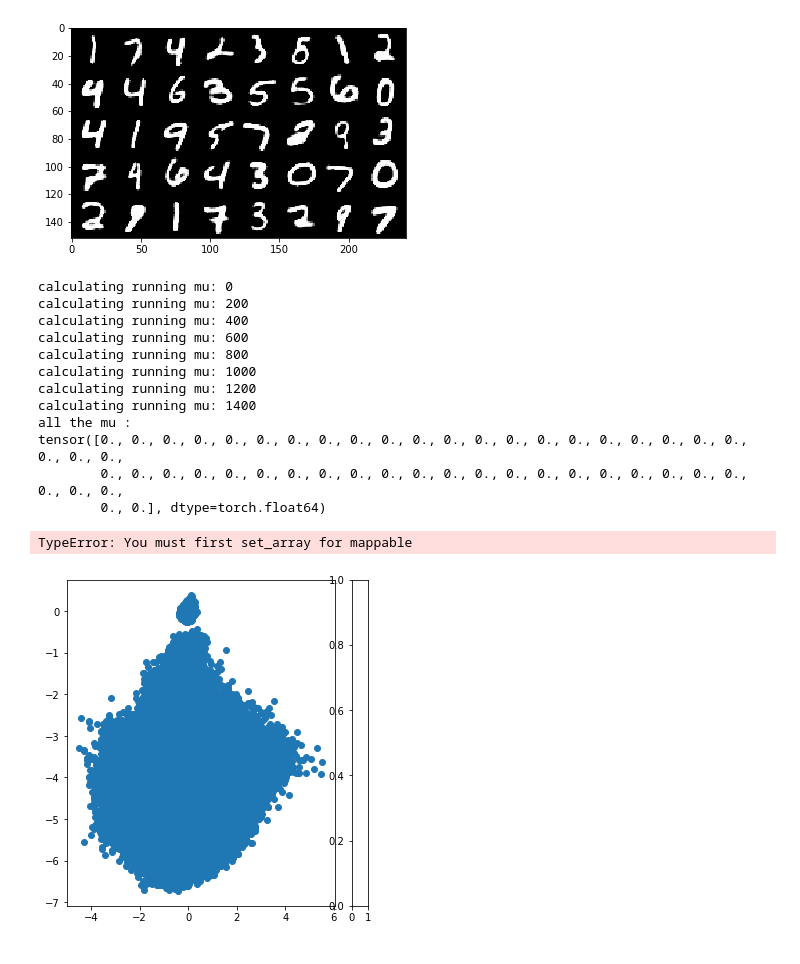
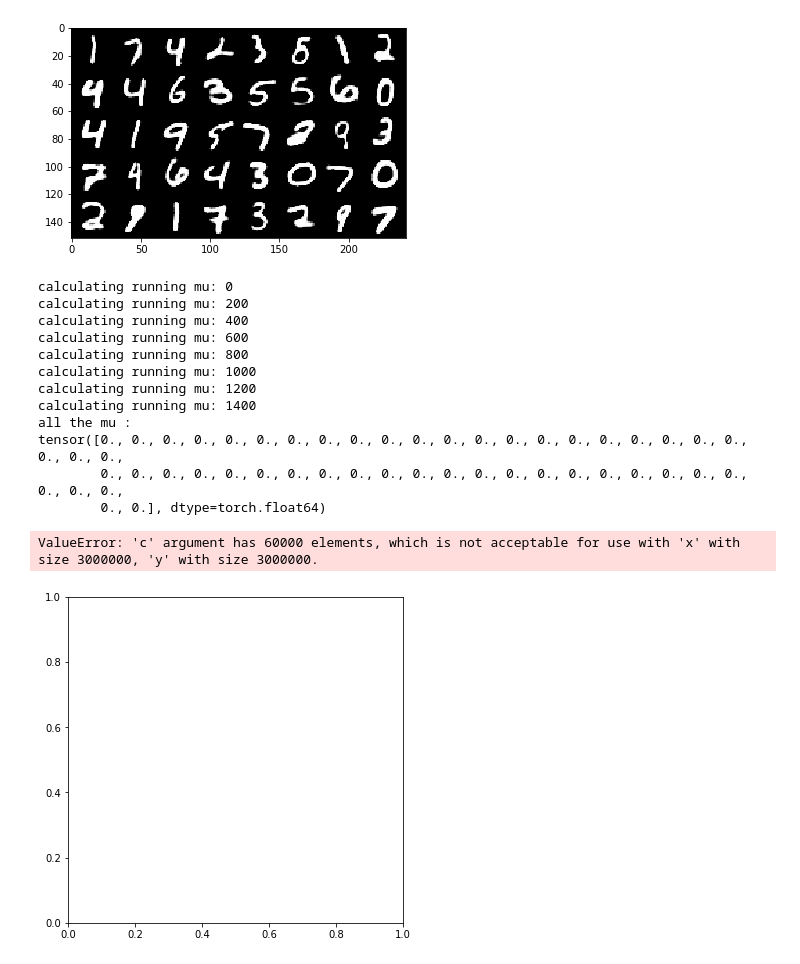
Before and after one commit to sesquipedalian-dev/mnistVaeExperiment, a Jupyter notebook: pytorch_mnist_ae.ipynb, the cells around one changed output. Cells and saved outputs as stored; diff of their text form; code cells hidden in the pictures.

Commit message:
experimentin with plot but it stinks

```diff
--- a/pytorch_mnist_ae.ipynb
+++ b/pytorch_mnist_ae.ipynb
@@ -363,16 +363,19 @@ def sum_2d(x):
         sum[i] = x[:, i].sum()
     return sum
 
+color_map = {label: [25 * label, 25 * label, 25 * label] for label in list(range(10))}
+
 running_mus = torch.from_numpy(np.zeros((40, 50)))
 all_mus = torch.from_numpy(np.zeros((0, 40, 50))).type(torch.FloatTensor)
 all_logvars = torch.from_numpy(np.zeros((0, 40, 50))).type(torch.FloatTensor)
-all_labels = torch.from_numpy(np.zeros((0, 40))).type(torch.LongTensor)
+all_labels = torch.from_numpy(np.zeros((0, 40, 3))).type(torch.LongTensor)
 
 for i, data in enumerate(trainloader, 0):
     torch.cuda.empty_cache()
 
     # get the inputs; data is a list of [inputs, labels]
     inputs, labels = data
+    labels = torch.LongTensor([color_map[l.item()] for l in labels])
     inputs = inputs.to(device)
     batch_size = inputs.shape[0]
 
@@ -383,34 +386,34 @@ for i, data in enumerate(trainloader, 0):
     logvar = logvar.cpu().detach()
 
     all_mus = torch.cat((all_mus, mu.reshape((1, batch_size, 50))), 0)
     all_logvars = torch.cat((all_logvars, logvar.reshape((1, batch_size, 50))), 0)
-    all_labels = torch.cat((all_labels, labels.reshape((1, batch_size))), 0)
+    all_labels = torch.cat((all_labels, labels.reshape((1, batch_size, 3))), 0)
 
     if i % 200 == 0:
         print("calculating running mu: {}".format(i))
 
 #     mus.append(mu)
 #     std_devs.append(logvar)
 #     ys.append(labels)
 
 print("all the mu : ")
 print(running_mus[0])
 plt.figure(figsize=(6, 6))
-plt.scatter(all_mus, all_logvars, c=all_labels)
+plt.scatter(all_mus.reshape(-1), all_logvars.reshape(-1), c=all_labels.reshape((-1, 3)))
 plt.colorbar()
 plt.show()
 # %% [output]
 calculating running mu: 0
 calculating running mu: 200
 calculating running mu: 400
 calculating running mu: 600
 calculating running mu: 800
 calculating running mu: 1000
 calculating running mu: 1200
 calculating running mu: 1400
 all the mu :
 tensor([0., 0., 0., 0., 0., 0., 0., 0., 0., 0., 0., 0., 0., 0., 0., 0., 0., 0., 0., 0., 0., 0., 0., 0.,
         0., 0., 0., 0., 0., 0., 0., 0., 0., 0., 0., 0., 0., 0., 0., 0., 0., 0., 0., 0., 0., 0., 0., 0.,
         0., 0.], dtype=torch.float64)
-TypeError: You must first set_array for mappable
+ValueError: 'c' argument has 60000 elements, which is not acceptable for use with 'x' with size 3000000, 'y' with size 3000000.
-[figure, old version]
+[figure, new version]
```
